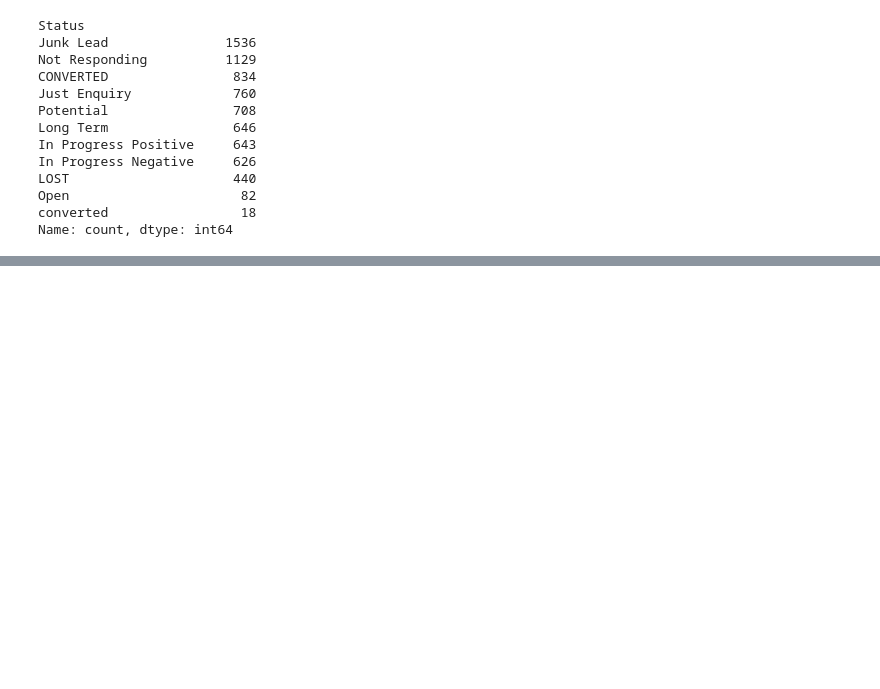
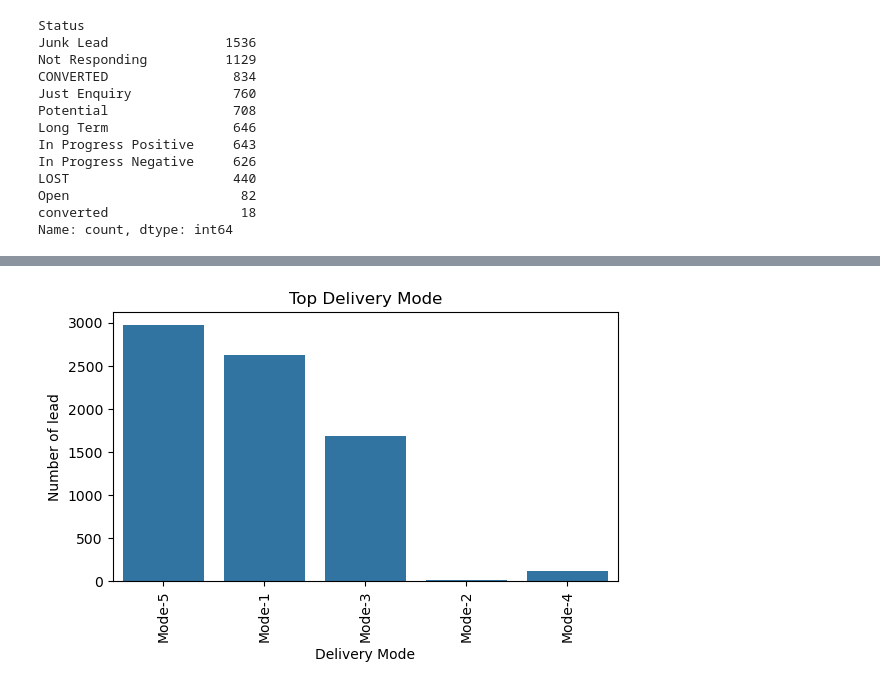
Before and after one commit to shiv-1024/Sales_Effectiveness, a Jupyter notebook: main.ipynb, the cells around one changed output, grey strips where cells are left out. Saved outputs shown, nothing was run; the diff lists cells and outputs as text; code cells hidden in the pictures; blank space fills up the shorter version.

```diff
--- a/main.ipynb
+++ b/main.ipynb
@@ -272,0 +371,15 @@ Name: count, dtype: int64
+# %%
+plt.figure(figsize=(6,4))
+
+sns.countplot(
+    data = df,
+    x = 'Delivery_Mode'
+)
+
+plt.title('Top Delivery Mode')
+plt.xlabel('Delivery Mode')
+plt.ylabel('Number of lead')
+plt.xticks(rotation =90)
+plt.tight_layout()
+# %% [output]
+[figure, added]
```
Also changed, not shown: parts of 26 cells of this notebook.
